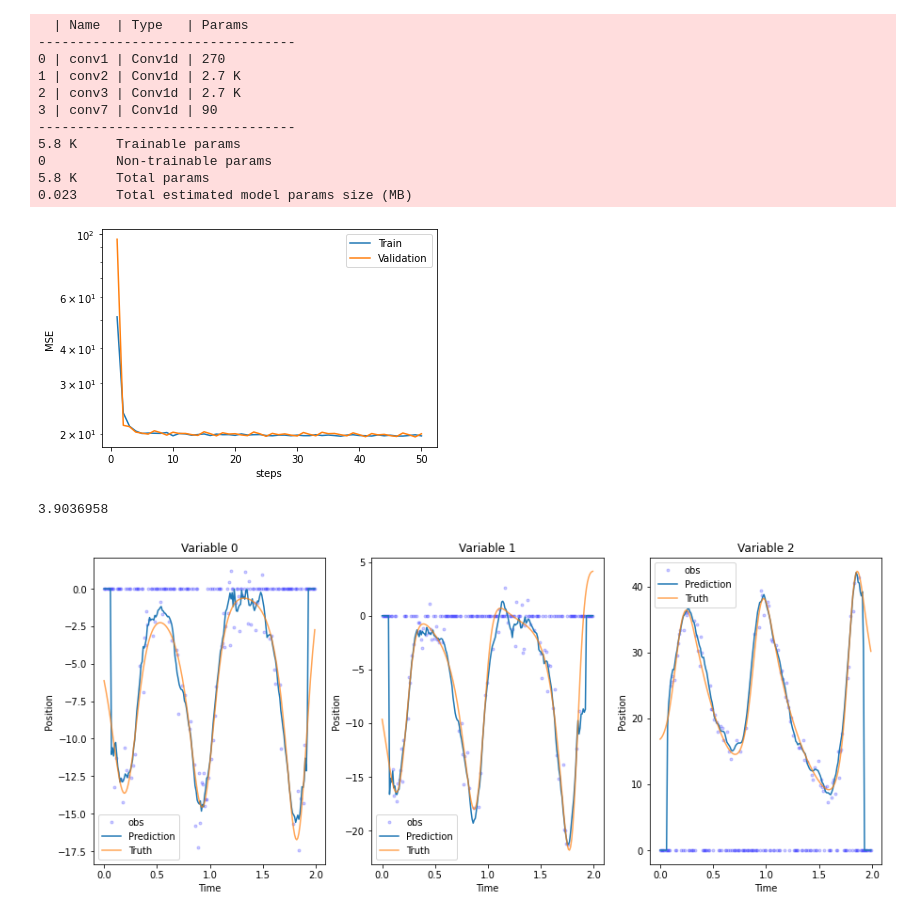
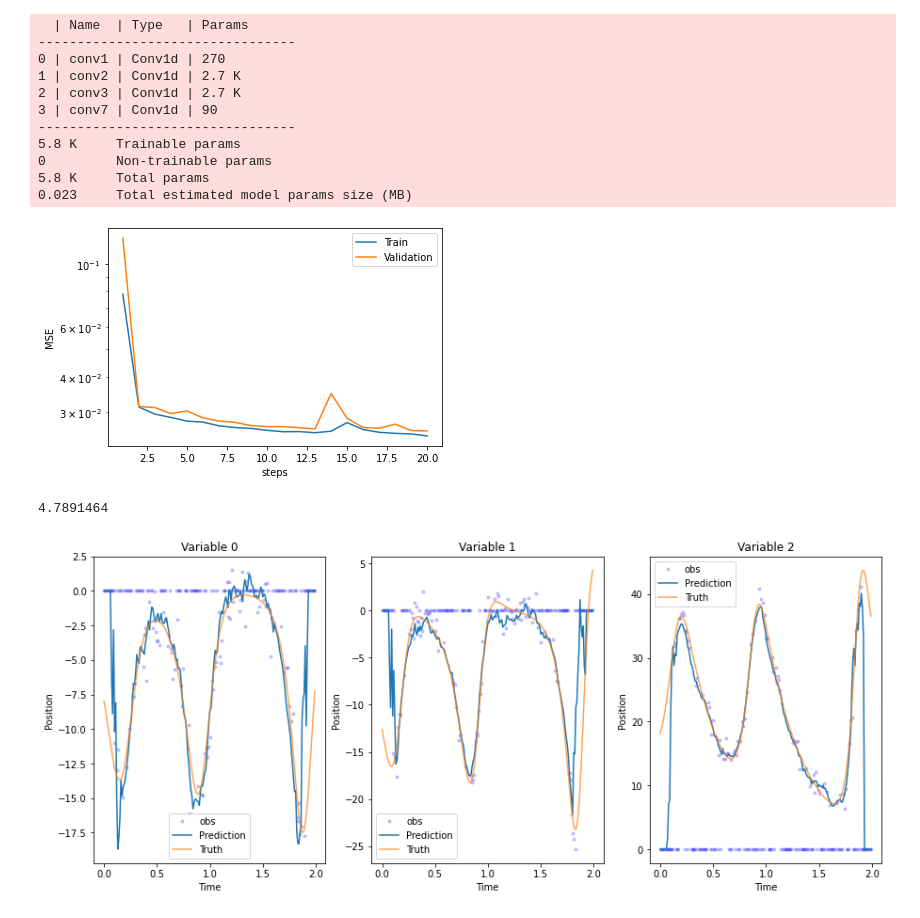
Before and after one commit to cdurand95/DataAssimilationProject, a Jupyter notebook: BaselineL63.ipynb, the cells around one changed output. Saved outputs shown, nothing was run; the diff lists cells and outputs as text; code cells hidden in the pictures.

```diff
--- a/BaselineL63.ipynb
+++ b/BaselineL63.ipynb
@@ -60,7 +60,7 @@ xt = time_series()
 xt.values = S
 xt.time   = tt
 #Data Extraction
-X_train, X_val, X_test, X_train_obs, X_val_obs,X_test_obs, X_train_missing, X_val_missing,X_test_missing, mask_train,mask_val, mask_test,X_train_Init,X_val_Init, X_test_Init, meanTr, stdTr =  L63PatchDataExtraction(xt=xt,RMD=0.5)
+X_train, X_val, X_test, X_train_obs, X_val_obs,X_test_obs, X_train_missing, X_val_missing,X_test_missing, mask_train,mask_val, mask_test,X_train_Init,X_val_Init, X_test_Init =  L63PatchDataExtraction(xt=xt,RMD=1-1/8,sigNoise=np.sqrt(2.0))
 
 meanTr          = np.mean(X_train_missing[:]) / np.mean(mask_train)
 stdTr           = np.sqrt( np.mean( X_train_missing**2 ) / np.mean(mask_train) )
@@ -241,0 +239,3 @@ print('R_score = {}'.format(R_score))
+# %%
+visualisation4DVar(25,x_obs,x_GT,xhat)
+R_score = reconstruction_error_4DVar(x_GT,xhat)
@@ -276,9 +279,9 @@ class CNN(pl.LightningModule):
         return x
     def setup(self,stage='None'):
         batch_size=128
-        training_dataset   = torch.utils.data.TensorDataset(torch.Tensor(X_train_Init),torch.Tensor(X_train_obs),torch.Tensor(mask_train),torch.Tensor(X_train))
-        val_dataset        = torch.utils.data.TensorDataset(torch.Tensor(X_val_Init),torch.Tensor(X_val_obs),torch.Tensor(mask_val),torch.Tensor(X_val))
-        test_dataset       = torch.utils.data.TensorDataset(torch.Tensor(X_test_Init),torch.Tensor(X_test_obs),torch.Tensor(mask_test),torch.Tensor(X_test))
+        training_dataset   = torch.utils.data.TensorDataset(torch.Tensor(x_train_Init),torch.Tensor(x_train_obs),torch.Tensor(mask_train),torch.Tensor(x_train))
+        val_dataset        = torch.utils.data.TensorDataset(torch.Tensor(x_val_Init),torch.Tensor(x_val_obs),torch.Tensor(mask_val),torch.Tensor(x_val))
+        test_dataset       = torch.utils.data.TensorDataset(torch.Tensor(x_test_Init),torch.Tensor(x_test_obs),torch.Tensor(mask_test),torch.Tensor(x_test))
         self.dataloaders = {
             'train': torch.utils.data.DataLoader(training_dataset, batch_size=batch_size, shuffle=True, num_workers=0),
             'val': torch.utils.data.DataLoader(val_dataset, batch_size=batch_size, shuffle=False, num_workers=0),
@@ -376,31 +379,23 @@ CNN : Number of trainable parameters = 5760
 5.8 K     Total params
 0.023     Total estimated model params size (MB)
 # %%
-plot_loss(model_CNN,max_epoch=50)
+plot_loss(model_CNN,max_epoch=20)
 # %% [output]
-[figure, old version]
+[figure, new version]
 # %%
 batch_size=128
 training_dataset   = torch.utils.data.TensorDataset(torch.Tensor(X_train_Init),torch.Tensor(X_train_obs),torch.Tensor(mask_train),torch.Tensor(X_train))
 val_dataset      = torch.utils.data.TensorDataset(torch.Tensor(X_val_Init),torch.Tensor(X_val_obs),torch.Tensor(mask_val),torch.Tensor(X_val))
 test_dataset       = torch.utils.data.TensorDataset(torch.Tensor(X_test_Init),torch.Tensor(X_test_obs),torch.Tensor(mask_test),torch.Tensor(X_test))
 dataloaders = {
-    'train': torch.utils.data.DataLoader(training_dataset2, batch_size=batch_size, shuffle=True, num_workers=0),
-    'val': torch.utils.data.DataLoader(val_dataset2, batch_size=batch_size, shuffle=False, num_workers=0),
-    'test': torch.utils.data.DataLoader(test_dataset2, batch_size=batch_size, shuffle=False, num_workers=0)}
+    'train': torch.utils.data.DataLoader(training_dataset, batch_size=batch_size, shuffle=True, num_workers=0),
+    'val': torch.utils.data.DataLoader(val_dataset, batch_size=batch_size, shuffle=False, num_workers=0),
+    'test': torch.utils.data.DataLoader(test_dataset, batch_size=batch_size, shuffle=False, num_workers=0)}
 
 plot_prediction(model_CNN,idx=26,dataset = dataloaders['test'])
 
-def R_score(model,idx,dataset):
-    R_score = 0
-    test= next(iter(dataset))
-    x_truth=test[3][idx].detach().numpy()
-    x_pred=model(test[0])
-    x_pred=x_pred[idx].detach().numpy()
-    R_score = np.sqrt(((x_pred-x_truth)**2).mean(axis=1)).mean()
-    return R_score
 r_score = R_score(model_CNN,idx=1,dataset = dataloaders['test'])
 print(r_score)
 # %% [output]
-3.9036958
+4.7891464
-[figure, old version]
+[figure, new version]
```
Also changed, not shown: parts of 10 cells of this notebook, 3 other files.
